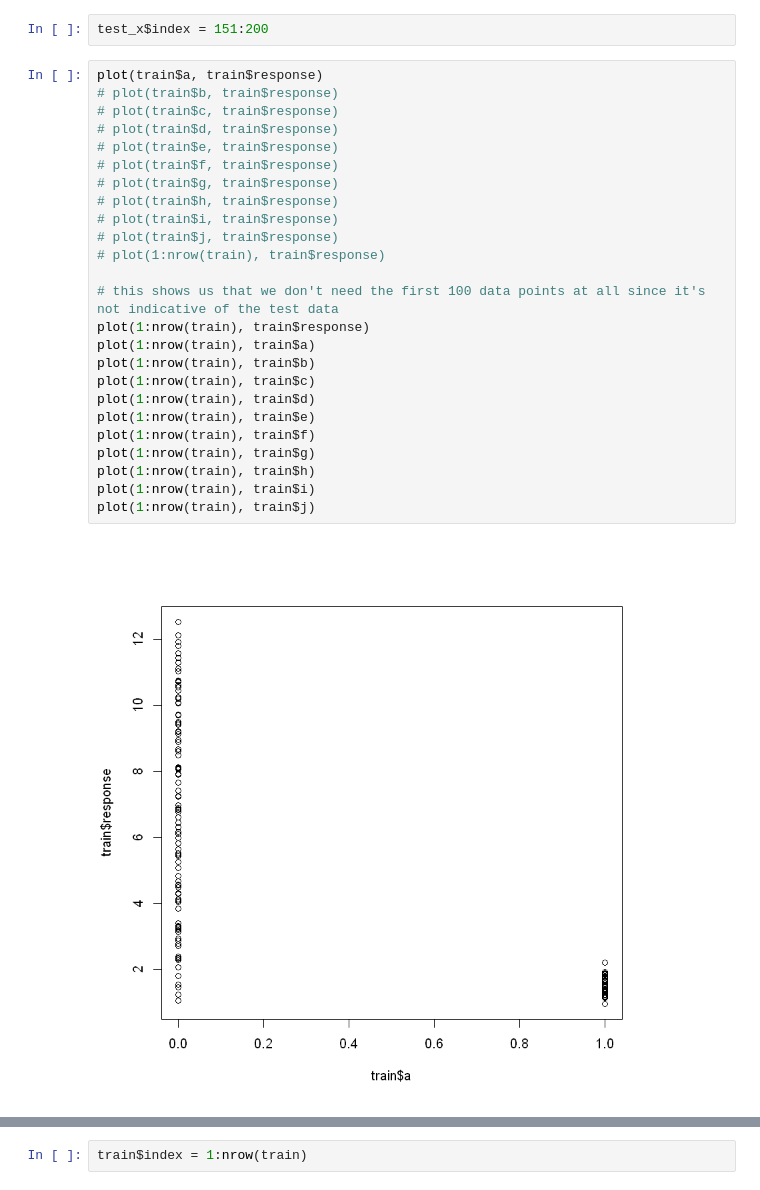
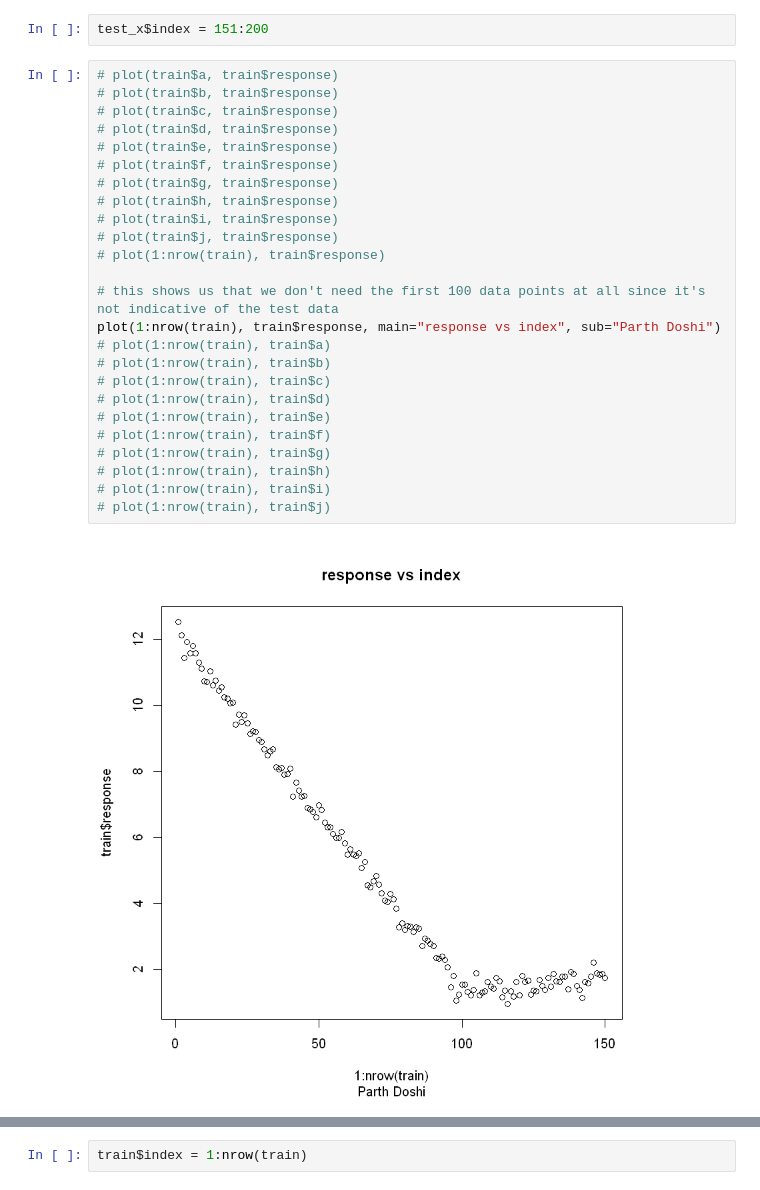
Before and after one commit to parthsdoshi/STAT-512-Final-Project, a Jupyter notebook: Q2/Q2.ipynb, the cells around one changed output, grey strips where cells are left out. Cells and saved outputs as stored; diff of their text form.

```diff
--- a/Q2/Q2.ipynb
+++ b/Q2/Q2.ipynb
@@ -56,29 +56,29 @@ head(test_y)
 # %%
 test_x$index = 151:200
 # %%
-plot(train$a, train$response)
+# plot(train$a, train$response)
 # plot(train$b, train$response)
 # plot(train$c, train$response)
 # plot(train$d, train$response)
 # plot(train$e, train$response)
 # plot(train$f, train$response)
 # plot(train$g, train$response)
 # plot(train$h, train$response)
 # plot(train$i, train$response)
 # plot(train$j, train$response)
 # plot(1:nrow(train), train$response)
 
 # this shows us that we don't need the first 100 data points at all since it's not indicative of the test data
-plot(1:nrow(train), train$response)
-plot(1:nrow(train), train$a)
-plot(1:nrow(train), train$b)
-plot(1:nrow(train), train$c)
-plot(1:nrow(train), train$d)
-plot(1:nrow(train), train$e)
-plot(1:nrow(train), train$f)
-plot(1:nrow(train), train$g)
-plot(1:nrow(train), train$h)
-plot(1:nrow(train), train$i)
-plot(1:nrow(train), train$j)
+plot(1:nrow(train), train$response, main="response vs index", sub="Parth Doshi")
+# plot(1:nrow(train), train$a)
+# plot(1:nrow(train), train$b)
+# plot(1:nrow(train), train$c)
+# plot(1:nrow(train), train$d)
+# plot(1:nrow(train), train$e)
+# plot(1:nrow(train), train$f)
+# plot(1:nrow(train), train$g)
+# plot(1:nrow(train), train$h)
+# plot(1:nrow(train), train$i)
+# plot(1:nrow(train), train$j)
 # %% [output]
-[figure, old version]
+[figure, new version]
```
Also changed, not shown: parts of 2 cells of this notebook, 18 other files.
